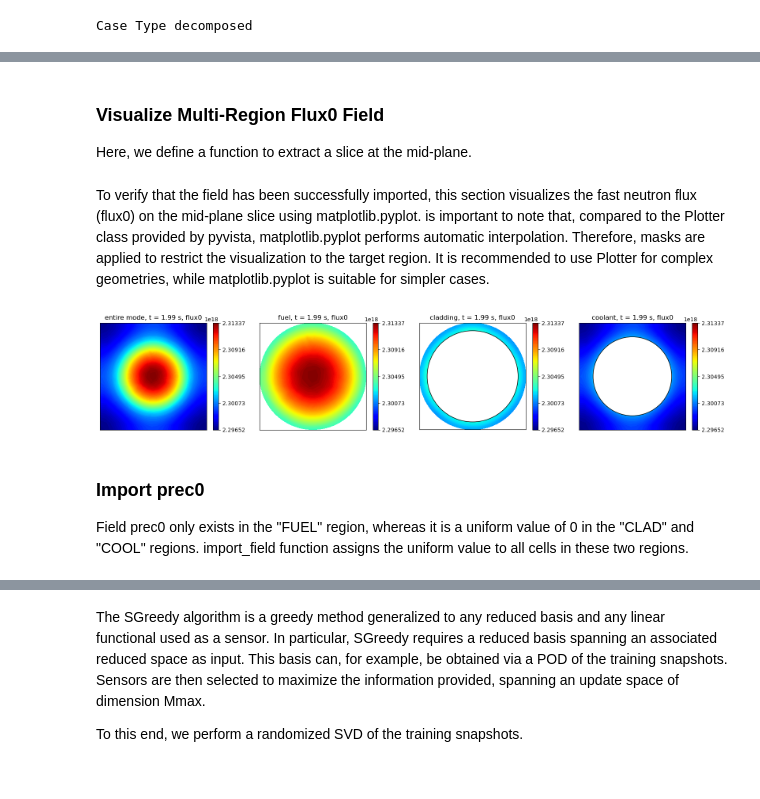
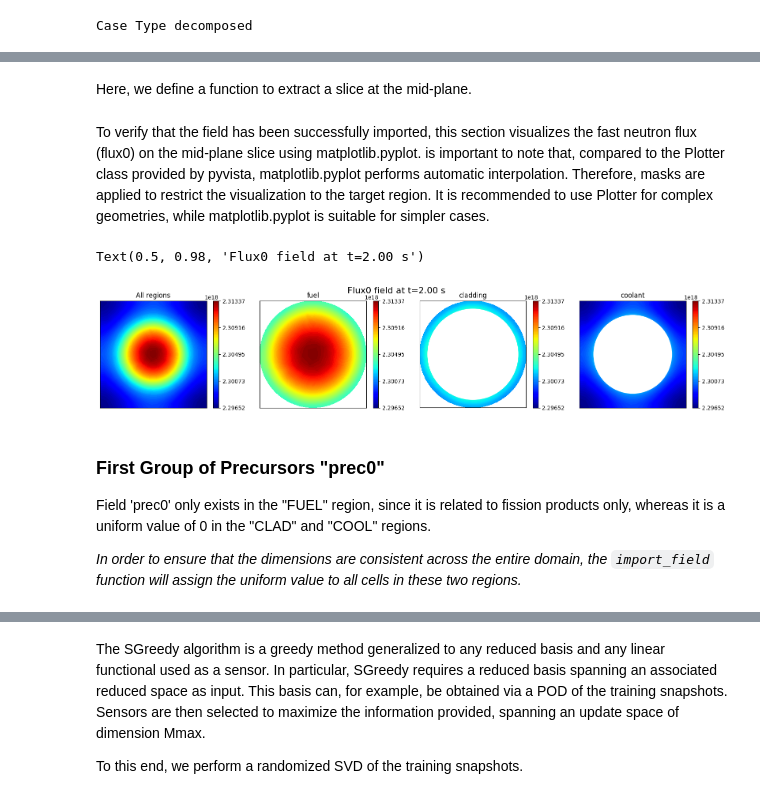
Before and after one commit to ERMETE-Lab/ROSE-pyforce, a Jupyter notebook: docs/Tutorials/Advanced/09_multi-region.ipynb, the cells around one changed output, grey strips where cells are left out. Drawn from its saved outputs; the diff is of its cells as text; code cells hidden in the pictures.

Commit message:
Update multi-region tutorial

```diff
--- a/docs/Tutorials/Advanced/09_multi-region.ipynb
+++ b/docs/Tutorials/Advanced/09_multi-region.ipynb
@@ -22,11 +19,9 @@ First, let's import the ReadFromOFMultiRegion class from the pyforce module and
 # %%
-import warnings
-warnings.filterwarnings("default")
-
 from pyforce.tools.write_read import ReadFromOFMultiRegion
 
 # Class instantiation
-of = ReadFromOFMultiRegion('/mnt/d/WorkingDirectory_PhD/Data/Document/paper/Journal/solver/data/pwr_pin/github_tutorial/new_trans',decomposed_case=True,skip_zero_time=True)
+path_case = '../Datasets/FuelPin-MultiRegion/'
+of = ReadFromOFMultiRegion(path_case, decomposed_case=True, skip_zero_time=True)
 # %% [output]
 Case Type decomposed
 # %% [markdown]
@@ -88,12 +80,15 @@ To import a specific field, the available import_mode includes: 'pyvista', 'flui
 # %%
-field = 'flux0'
+field = 'flux0' # Fast neutron flux
 
-times = of._get_time_directories() # snapshots time points
-allRegions_snap, times = of.import_field(field,regions_to_import=['CLAD','COOL','FUEL'], import_mode='foamlib')
-clad_snap, times = of.import_field(field, regions_to_import='CLAD', import_mode='foamlib')
-cool_snap, times = of.import_field(field, regions_to_import='COOL', import_mode='foamlib')
-fuel_snap, times = of.import_field(field, regions_to_import='FUEL', import_mode='foamlib')
+# check the valid region for the field
+Valid_flux0_region = of._get_valid_regions_for_field(field)
+print("The valid region for flux0: ", Valid_flux0_region)
 
-Valid_flux0_region = of._get_valid_regions_for_field(field)
-print("\nThe valid region for flux0: ", Valid_flux0_region)
+# import field for all regions
+allRegions_snap, times = of.import_field(field, import_mode='foamlib')
+
+# import field for specific region
+clad_snap, _ = of.import_field(field, regions_to_import='CLAD', import_mode='foamlib')
+cool_snap, _ = of.import_field(field, regions_to_import='COOL', import_mode='foamlib')
+fuel_snap, _ = of.import_field(field, regions_to_import='FUEL', import_mode='foamlib')
 # %% [output]
@@ -106,4 +100,2 @@ The valid region for flux0:  ['CLAD', 'COOL', 'FUEL']
 # %% [markdown]
-### Visualize Multi-Region Flux0 Field
-
 Here, we define a function to extract a slice at the mid-plane.
@@ -130,42 +122,48 @@ def get_slice_data(grid: pv.UnstructuredGrid, snap, origin=None):
 # %%
 import matplotlib.pyplot as plt
 from matplotlib.patches import Circle
 
 # initialize
 nrows = 1
 ncols = 4
 tt = len(times)-2 # the last second snapshot
-t = 1.99 # s
-figs_title = ['entire mode','fuel','cladding','coolant']
+t = times[tt]
+figs_title = ['All regions','fuel','cladding','coolant']
 fig, axs = plt.subplots(nrows=1, ncols=ncols, figsize=(5 * ncols, 3.5 * nrows))
-
-# circles for mask
-c1 = Circle((0.0, 0.0), radius=0.0041, edgecolor='black', facecolor='white', linewidth=1) # fuel radius
-c2 = Circle((0.0, 0.0), radius=0.0048, edgecolor='black', facecolor='white', linewidth=1) # clad radius
 
 # get slice data
 allRegion_sliced_points, allRegion_sliced_data, allRegion_slice_min, allRegion_slice_max = get_slice_data(grid, allRegions_snap[tt])
 fuel_sliced_points, fuel_sliced_data, fuel_slice_min, fuel_slice_max = get_slice_data(fuel_grid, fuel_snap[tt])
 clad_sliced_points, clad_sliced_data, clad_slice_min, clad_slice_max = get_slice_data(clad_grid, clad_snap[tt])
 cool_sliced_points, cool_sliced_data, cool_slice_min, cool_slice_max = get_slice_data(cool_grid, cool_snap[tt])
 
 c = axs[0].tricontourf(allRegion_sliced_points[:, 0], allRegion_sliced_points[:, 1], allRegion_sliced_data, levels=np.linspace(allRegion_slice_min, allRegion_slice_max, 100), cmap='jet')
 c = axs[1].tricontourf(fuel_sliced_points[:, 0], fuel_sliced_points[:, 1], fuel_sliced_data, levels=np.linspace(allRegion_slice_min, allRegion_slice_max, 100), cmap='jet')
 c = axs[2].tricontourf(clad_sliced_points[:, 0], clad_sliced_points[:, 1], clad_sliced_data, levels=np.linspace(allRegion_slice_min, allRegion_slice_max, 100), cmap='jet')
+c = axs[3].tricontourf(cool_sliced_points[:, 0], cool_sliced_points[:, 1], cool_sliced_data, levels=np.linspace(allRegion_slice_min, allRegion_slice_max, 100), cmap='jet')
+
+# circles for mask
+c1 = Circle((0.0, 0.0), radius=0.0041, edgecolor='None', facecolor='white', linewidth=1) # fuel radius
+c2 = Circle((0.0, 0.0), radius=0.0048, edgecolor='None', facecolor='white', linewidth=1) # clad radius
+
 axs[2].add_patch(c1) # mask for cladding
-c = axs[3].tricontourf(cool_sliced_points[:, 0], cool_sliced_points[:, 1], cool_sliced_data, levels=np.linspace(allRegion_slice_min, allRegion_slice_max, 100), cmap='jet')
 axs[3].add_patch(c2) # mask for coolant
 
 for i in range(nrows*ncols):
-    axs[i].set_title(f'{figs_title[i]}, t = {t} s, flux0')
+    axs[i].set_title(f'{figs_title[i]}')
     axs[i].set_xticks([])
     axs[i].set_yticks([])
     axs[i].set_aspect('equal', 'box')
     fig.colorbar(c, ax=axs[i], ticks = np.linspace(allRegion_slice_min, allRegion_slice_max, 5))
+
+fig.suptitle(f'Flux0 field at t={t:.2f} s', fontsize=16)
 # %% [output]
+Text(0.5, 0.98, 'Flux0 field at t=2.00 s')
-[figure, old version]
+[figure, new version]
 # %% [markdown]
-### Import prec0
+### First Group of Precursors "prec0"
 
-Field prec0 only exists in the "FUEL" region, whereas it is a uniform value of 0 in the "CLAD" and "COOL" regions. import_field function assigns the uniform value to all cells in these two regions.
+Field 'prec0' only exists in the "FUEL" region, since it is related to fission products only, whereas it is a uniform value of 0 in the "CLAD" and "COOL" regions.
+
+*In order to ensure that the dimensions are consistent across the entire domain, the `import_field` function will assign the uniform value to all cells in these two regions.*
 # %%
```
Also changed, not shown: parts of 49 cells of this notebook.
